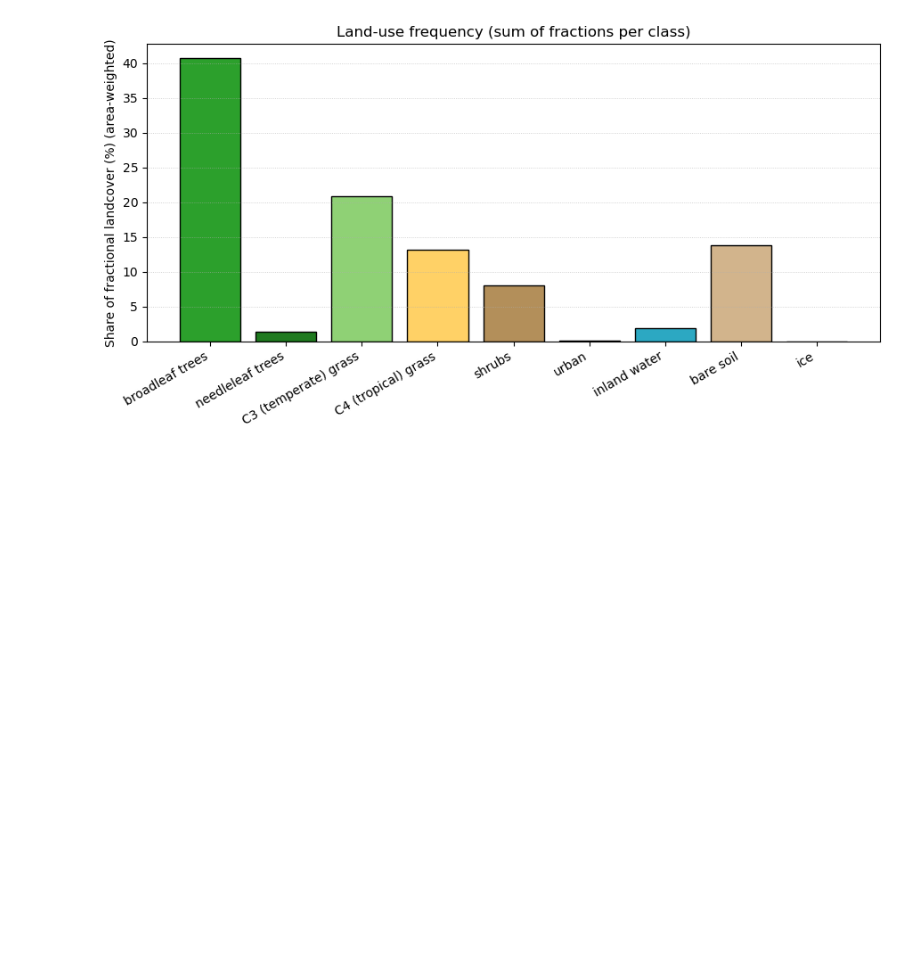
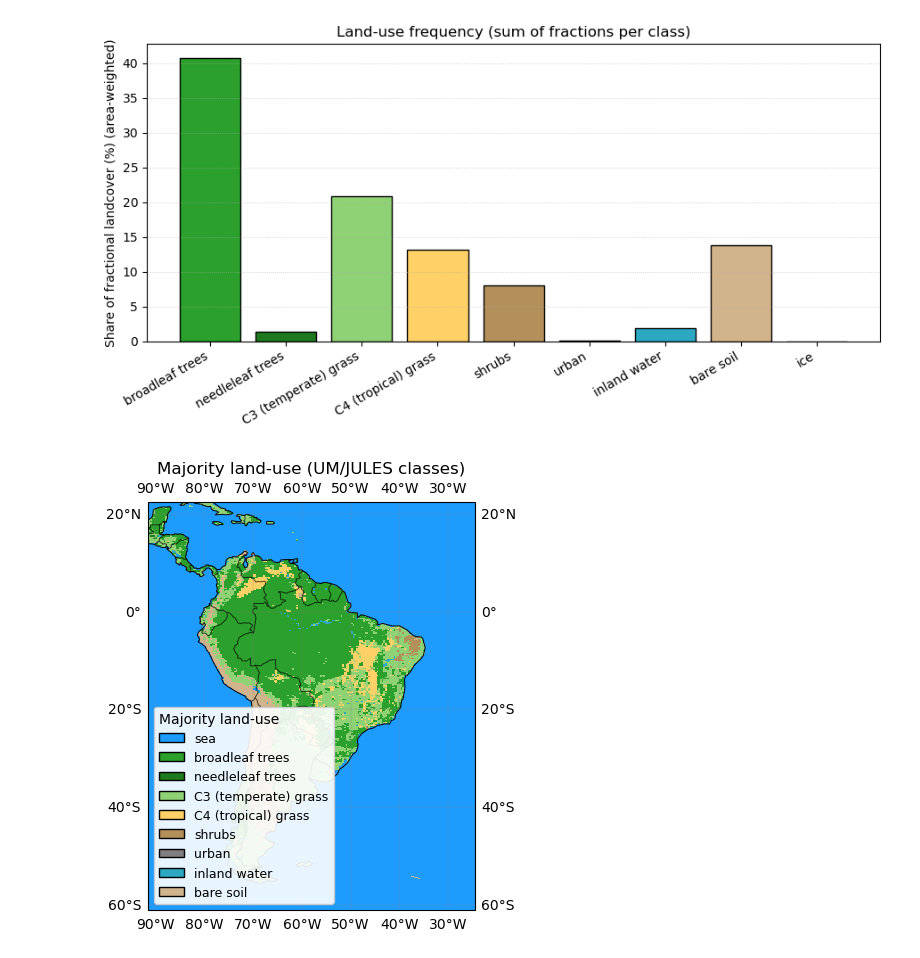
Before and after one commit to GATES-Lab/GATES_LPDM_emulator, a Jupyter notebook: vis/characterisation_jeff.ipynb, the cells around one changed output. Saved outputs shown, nothing was run; the diff lists cells and outputs as text; code cells hidden in the pictures; blank space fills up the shorter version.

```diff
--- a/vis/characterisation_jeff.ipynb
+++ b/vis/characterisation_jeff.ipynb
@@ -691,0 +865,7 @@ fig, ax, freq = plot_landuse_frequency(data,
+# %%
+fig, ax, mesh, majority, (cmap, norm) = plot_majority_landuse_map(
+    data,
+    title="Majority land‑use (UM/JULES classes)"
+)
+# %% [output]
+[figure, added]
```
Also changed, not shown: parts of 11 cells of this notebook.
